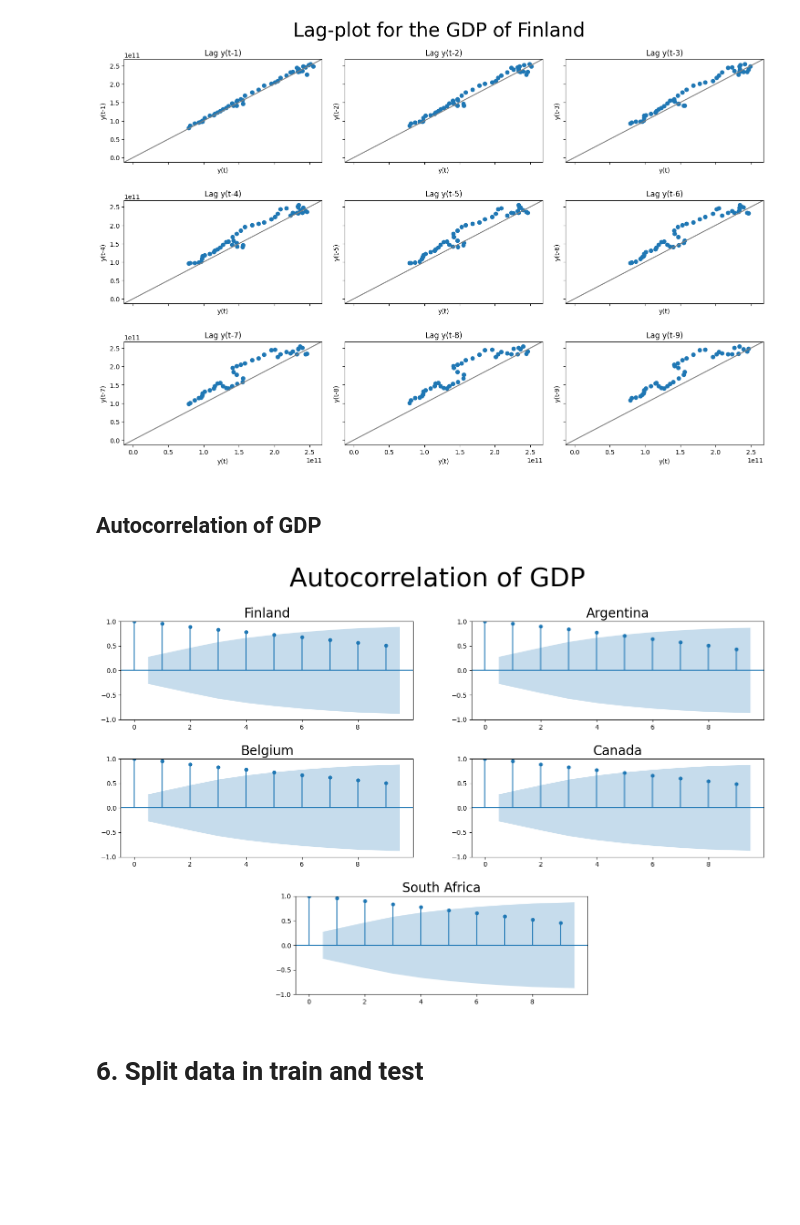
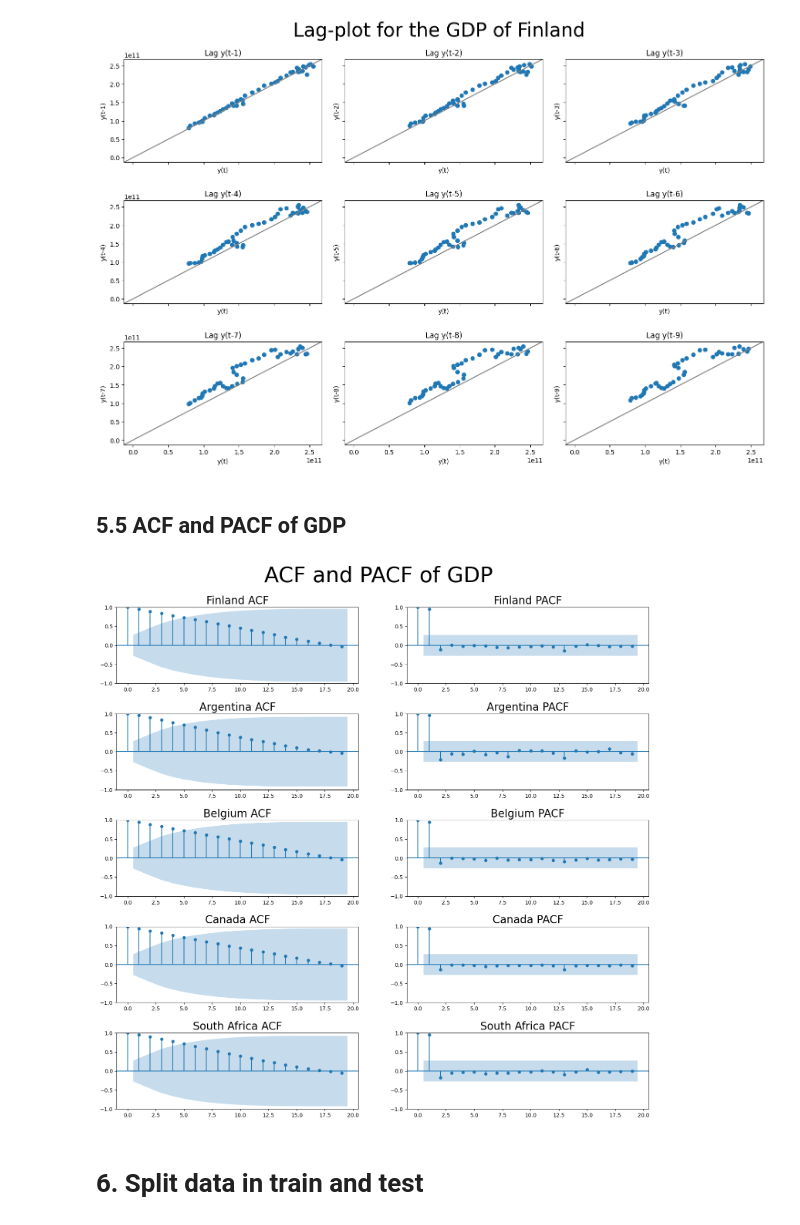
Before and after one commit to dariogemo/UNIVR-SMDS, a Jupyter notebook: main.ipynb, the cells around one changed output. Saved outputs shown, nothing was run; the diff lists cells and outputs as text; code cells hidden in the pictures; blank space fills up the shorter version.

Commit message:
added pacf and seasonal decompose. acf and pacf on differenced data. added arima model

```diff
--- a/prova.ipynb
+++ b/main.ipynb
@@ -286,34 +292,20 @@ for i, ax in enumerate(axes.flatten()[:9]):
 # %% [output]
 [figure]
 # %% [markdown]
-## Autocorrelation of GDP
+## 5.5 ACF and PACF of GDP
-# %%
-fig, ax = plt.subplots(3, 2, figsize = (15, 10))
-plt.suptitle('Autocorrelation of GDP', fontsize = 40)
-plt.tight_layout(pad = 2.8, h_pad = 1.8)
-fig.subplots_adjust(hspace = 0.4, wspace = 0.2)
-
-plot_acf(df_1['GDP'], lags = 9, ax = ax[0][0])
-plot_acf(df_2['GDP'], lags = 9, ax = ax[0][1])
-plot_acf(df_3['GDP'], lags = 9, ax = ax[1][0])
-plot_acf(df_4['GDP'], lags = 9, ax = ax[1][1])
-plot_acf(df_5['GDP'], lags = 9, ax = ax[2][0])
-
-fig.delaxes(ax[2][1])
-
-ax[0][0].set_title(nation_list[0], fontsize = 20)
-ax[0][1].set_title(nation_list[1], fontsize = 20)
-ax[1][0].set_title(nation_list[2], fontsize = 20)
-ax[1][1].set_title(nation_list[3], fontsize = 20)
-ax[2][0].set_title(nation_list[4], fontsize = 20)
-
-pos = ax[2][0].get_position()
-new_pos = [pos.x0 + 0.25, pos.y0, pos.width, pos.height]
-ax[2][0].set_position(new_pos)
-
-plt.show()
-# %% [output]
-[figure, removed]
+# %%
+fig, ax = plt.subplots(5, 2, figsize = (15, 15))
+plt.suptitle('ACF and PACF of GDP', fontsize = 40)
+plt.tight_layout(pad = 2.8, h_pad = 1.8)
+fig.subplots_adjust(hspace = 0.4, wspace = 0.2)
+
+for idx, df in enumerate(df_list):
+    plot_acf(df['GDP'], lags = 19, ax = ax[idx][0])
+    ax[idx][0].set_title(f'{nation_list[idx]} ACF', fontsize = 20)
+    plot_pacf(df['GDP'], lags = 19, ax = ax[idx][1])
+    ax[idx][1].set_title(f'{nation_list[idx]} PACF', fontsize = 20)
+# %% [output]
+[figure, added]
 # %% [markdown]
 # 6. Split data in train and test
 # %%
```
Also changed, not shown: parts of 29 cells of this notebook, 1 other file.
